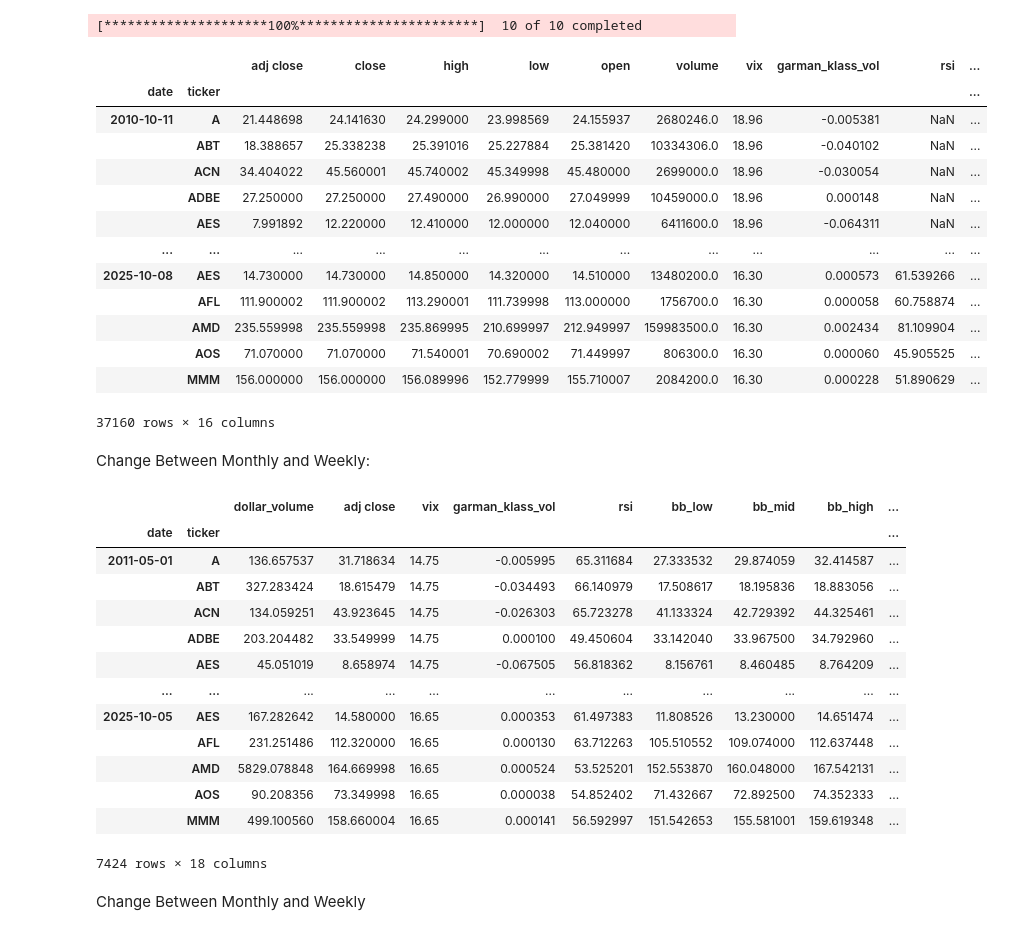
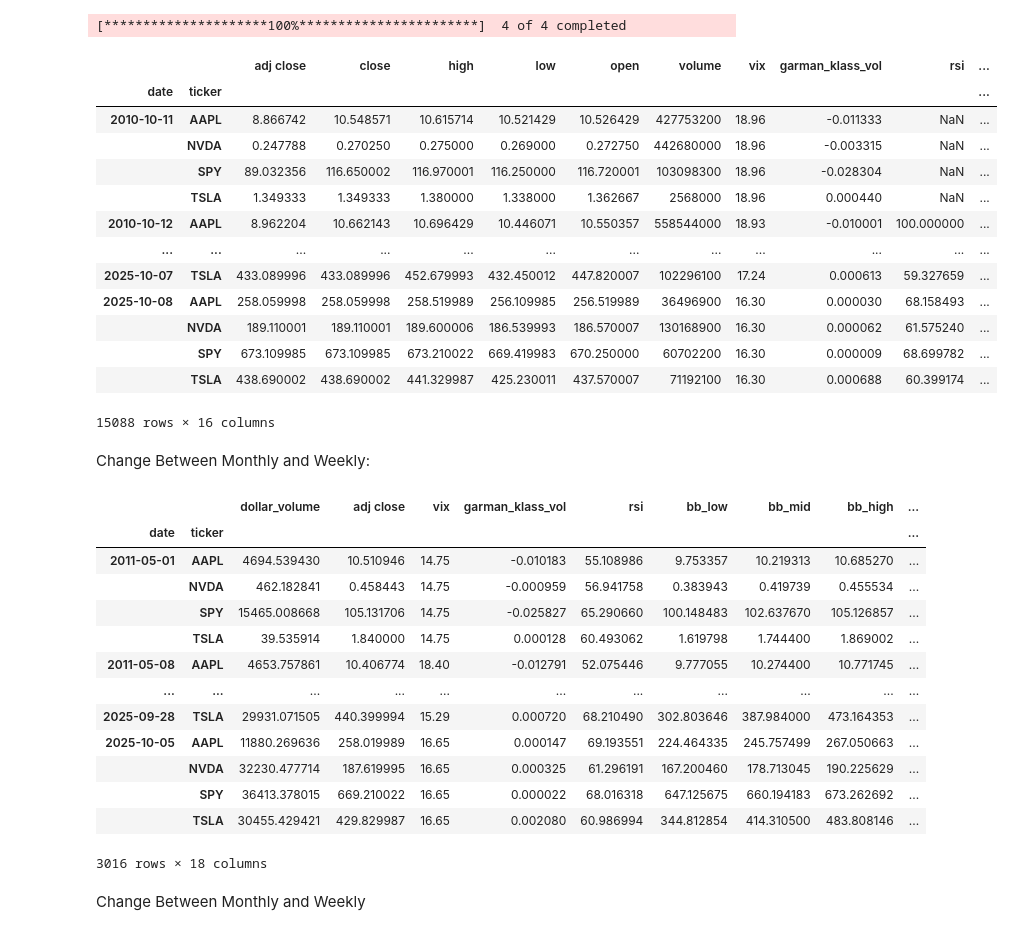
Before and after one commit to LukeJG/Trading-Algorithms, a Jupyter notebook: lstm+.ipynb, the cells around one changed output. Drawn from its saved outputs; the diff is of its cells as text; code cells hidden in the pictures.

```diff
--- a/lstm+.ipynb
+++ b/lstm+.ipynb
@@ -41,8 +41,8 @@ symbol_list = sp500['Symbol'].unique().tolist()
 
 end_date = '2025-10-09'
 start_date = pd.to_datetime(end_date) - pd.DateOffset(years=15)
-
-df = yf.download(tickers=symbol_list[:10],
+symbol_list = ['NVDA','SPY','AAPL','TSLA']
+df = yf.download(tickers=symbol_list,
                  start=start_date,
                  end=end_date, auto_adjust=False).stack()
 
@@ -84,46 +84,46 @@ df['bb_high'] = df.groupby('ticker', group_keys=False).apply(compute_bb, 2)
 
 df['bb_position'] = ((df['adj close'] - df['bb_low']) / (df['bb_high'] - df['bb_low']))
 
 
 
 # ATR
 def compute_atr(group):
     atr = ta.atr(group['high'], group['low'], group['close'], length=14)
     #return (atr - atr.mean()) / atr.std()
     return atr
 
 df['atr'] = df.groupby('ticker', group_keys=False).apply(compute_atr)
 
 
 # MACD
 def compute_macd(group):
     macd_line = ta.macd(group, length=20).iloc[:, 0]
     #return (macd_line - macd_line.mean()) / macd_line.std()
     return macd_line
 
 df['macd'] = df.groupby('ticker')['adj close'].transform(compute_macd)
 
 
 # Dollar Volume
 df['dollar_volume'] = (df['adj close'] * df['volume']) / 1e6
 
 df
 # %% [output]
-[*********************100%***********************]  10 of 10 completed
+[*********************100%***********************]  4 of 4 completed
 |  |  | adj close | close | high | low | open | volume | vix | garman_klass_vol | rsi | ... |
 | date | ticker |  |  |  |  |  |  |  |  |  | ... |
-| 2010-10-11 | A | 21.448698 | 24.141630 | 24.299000 | 23.998569 | 24.155937 | 2680246.0 | 18.96 | -0.005381 | NaN | ... |
-|  | ABT | 18.388657 | 25.338238 | 25.391016 | 25.227884 | 25.381420 | 10334306.0 | 18.96 | -0.040102 | NaN | ... |
-|  | ACN | 34.404022 | 45.560001 | 45.740002 | 45.349998 | 45.480000 | 2699000.0 | 18.96 | -0.030054 | NaN | ... |
-|  | ADBE | 27.250000 | 27.250000 | 27.490000 | 26.990000 | 27.049999 | 10459000.0 | 18.96 | 0.000148 | NaN | ... |
-|  | AES | 7.991892 | 12.220000 | 12.410000 | 12.000000 | 12.040000 | 6411600.0 | 18.96 | -0.064311 | NaN | ... |
+| 2010-10-11 | AAPL | 8.866742 | 10.548571 | 10.615714 | 10.521429 | 10.526429 | 427753200 | 18.96 | -0.011333 | NaN | ... |
+|  | NVDA | 0.247788 | 0.270250 | 0.275000 | 0.269000 | 0.272750 | 442680000 | 18.96 | -0.003315 | NaN | ... |
+|  | SPY | 89.032356 | 116.650002 | 116.970001 | 116.250000 | 116.720001 | 103098300 | 18.96 | -0.028304 | NaN | ... |
+|  | TSLA | 1.349333 | 1.349333 | 1.380000 | 1.338000 | 1.362667 | 2568000 | 18.96 | 0.000440 | NaN | ... |
+| 2010-10-12 | AAPL | 8.962204 | 10.662143 | 10.696429 | 10.446071 | 10.550357 | 558544000 | 18.93 | -0.010001 | 100.000000 | ... |
 | ... | ... | ... | ... | ... | ... | ... | ... | ... | ... | ... | ... |
-| 2025-10-08 | AES | 14.730000 | 14.730000 | 14.850000 | 14.320000 | 14.510000 | 13480200.0 | 16.30 | 0.000573 | 61.539266 | ... |
-|  | AFL | 111.900002 | 111.900002 | 113.290001 | 111.739998 | 113.000000 | 1756700.0 | 16.30 | 0.000058 | 60.758874 | ... |
-|  | AMD | 235.559998 | 235.559998 | 235.869995 | 210.699997 | 212.949997 | 159983500.0 | 16.30 | 0.002434 | 81.109904 | ... |
-|  | AOS | 71.070000 | 71.070000 | 71.540001 | 70.690002 | 71.449997 | 806300.0 | 16.30 | 0.000060 | 45.905525 | ... |
-|  | MMM | 156.000000 | 156.000000 | 156.089996 | 152.779999 | 155.710007 | 2084200.0 | 16.30 | 0.000228 | 51.890629 | ... |
+| 2025-10-07 | TSLA | 433.089996 | 433.089996 | 452.679993 | 432.450012 | 447.820007 | 102296100 | 17.24 | 0.000613 | 59.327659 | ... |
+| 2025-10-08 | AAPL | 258.059998 | 258.059998 | 258.519989 | 256.109985 | 256.519989 | 36496900 | 16.30 | 0.000030 | 68.158493 | ... |
+|  | NVDA | 189.110001 | 189.110001 | 189.600006 | 186.539993 | 186.570007 | 130168900 | 16.30 | 0.000062 | 61.575240 | ... |
+|  | SPY | 673.109985 | 673.109985 | 673.210022 | 669.419983 | 670.250000 | 60702200 | 16.30 | 0.000009 | 68.699782 | ... |
+|  | TSLA | 438.690002 | 438.690002 | 441.329987 | 425.230011 | 437.570007 | 71192100 | 16.30 | 0.000688 | 60.399174 | ... |
-37160 rows × 16 columns
+15088 rows × 16 columns
 # %% [markdown]
 Change Between Monthly and Weekly:
 # %%
@@ -177,18 +177,18 @@ data
 # %% [output]
 |  |  | dollar_volume | adj close | vix | garman_klass_vol | rsi | bb_low | bb_mid | bb_high | ... |
 | date | ticker |  |  |  |  |  |  |  |  | ... |
-| 2011-05-01 | A | 136.657537 | 31.718634 | 14.75 | -0.005995 | 65.311684 | 27.333532 | 29.874059 | 32.414587 | ... |
-|  | ABT | 327.283424 | 18.615479 | 14.75 | -0.034493 | 66.140979 | 17.508617 | 18.195836 | 18.883056 | ... |
-|  | ACN | 134.059251 | 43.923645 | 14.75 | -0.026303 | 65.723278 | 41.133324 | 42.729392 | 44.325461 | ... |
-|  | ADBE | 203.204482 | 33.549999 | 14.75 | 0.000100 | 49.450604 | 33.142040 | 33.967500 | 34.792960 | ... |
-|  | AES | 45.051019 | 8.658974 | 14.75 | -0.067505 | 56.818362 | 8.156761 | 8.460485 | 8.764209 | ... |
+| 2011-05-01 | AAPL | 4694.539430 | 10.510946 | 14.75 | -0.010183 | 55.108986 | 9.753357 | 10.219313 | 10.685270 | ... |
+|  | NVDA | 462.182841 | 0.458443 | 14.75 | -0.000959 | 56.941758 | 0.383943 | 0.419739 | 0.455534 | ... |
+|  | SPY | 15465.008668 | 105.131706 | 14.75 | -0.025827 | 65.290660 | 100.148483 | 102.637670 | 105.126857 | ... |
+|  | TSLA | 39.535914 | 1.840000 | 14.75 | 0.000128 | 60.493062 | 1.619798 | 1.744400 | 1.869002 | ... |
+| 2011-05-08 | AAPL | 4653.757861 | 10.406774 | 18.40 | -0.012791 | 52.075446 | 9.777055 | 10.274400 | 10.771745 | ... |
 | ... | ... | ... | ... | ... | ... | ... | ... | ... | ... | ... |
-| 2025-10-05 | AES | 167.282642 | 14.580000 | 16.65 | 0.000353 | 61.497383 | 11.808526 | 13.230000 | 14.651474 | ... |
-|  | AFL | 231.251486 | 112.320000 | 16.65 | 0.000130 | 63.712263 | 105.510552 | 109.074000 | 112.637448 | ... |
-|  | AMD | 5829.078848 | 164.669998 | 16.65 | 0.000524 | 53.525201 | 152.553870 | 160.048000 | 167.542131 | ... |
-|  | AOS | 90.208356 | 73.349998 | 16.65 | 0.000038 | 54.852402 | 71.432667 | 72.892500 | 74.352333 | ... |
-|  | MMM | 499.100560 | 158.660004 | 16.65 | 0.000141 | 56.592997 | 151.542653 | 155.581001 | 159.619348 | ... |
+| 2025-09-28 | TSLA | 29931.071505 | 440.399994 | 15.29 | 0.000720 | 68.210490 | 302.803646 | 387.984000 | 473.164353 | ... |
+| 2025-10-05 | AAPL | 11880.269636 | 258.019989 | 16.65 | 0.000147 | 69.193551 | 224.464335 | 245.757499 | 267.050663 | ... |
+|  | NVDA | 32230.477714 | 187.619995 | 16.65 | 0.000325 | 61.296191 | 167.200460 | 178.713045 | 190.225629 | ... |
+|  | SPY | 36413.378015 | 669.210022 | 16.65 | 0.000022 | 68.016318 | 647.125675 | 660.194183 | 673.262692 | ... |
+|  | TSLA | 30455.429421 | 429.829987 | 16.65 | 0.002080 | 60.986994 | 344.812854 | 414.310500 | 483.808146 | ... |
-7424 rows × 18 columns
+3016 rows × 18 columns
 # %% [markdown]
 Change Between Monthly and Weekly
 # %%
```
Also changed, not shown: parts of 13 cells of this notebook.
